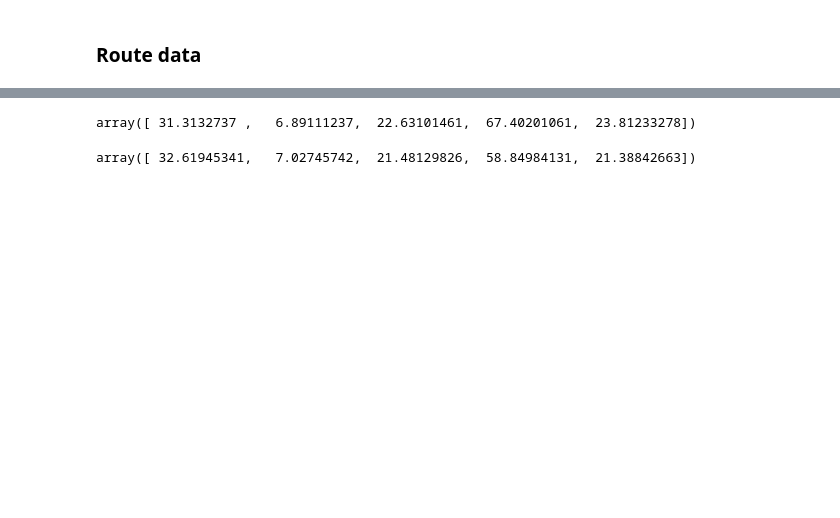
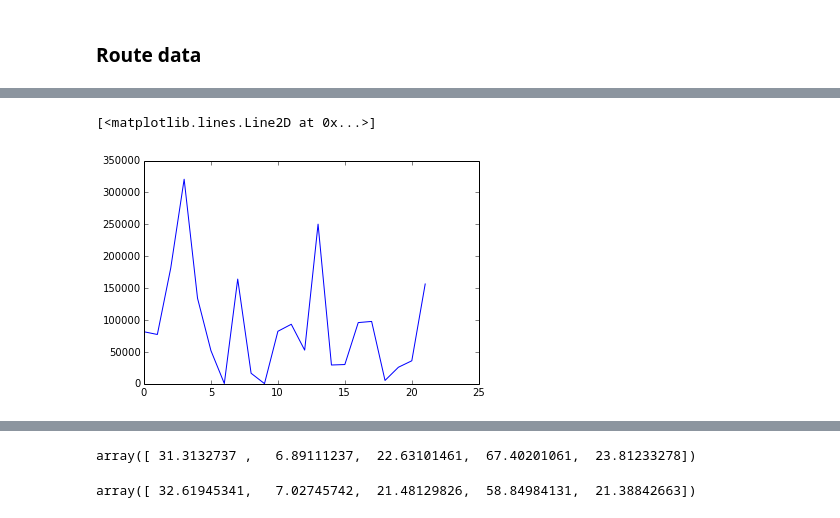
Before and after one commit to vankempen/Thesis, a Jupyter notebook: Simulation/Final simulation.ipynb, the cells around one changed output, grey strips where cells are left out. Cells and saved outputs as stored; diff of their text form; code cells hidden in the pictures; blank space fills up the shorter version.

```diff
--- a/Simulation/Final simulation.ipynb
+++ b/Simulation/Final simulation.ipynb
@@ -282,0 +338,5 @@ for r in np.round(np.transpose(np.vstack([revs_ps.mean(0), revs_ss.mean(0), revs
+# %%
+plot(a[:,0])
+# %% [output]
+[<matplotlib.lines.Line2D at 0x...>]
+[figure, added]
```
Also changed, not shown: parts of 38 cells of this notebook, 10 other files.
